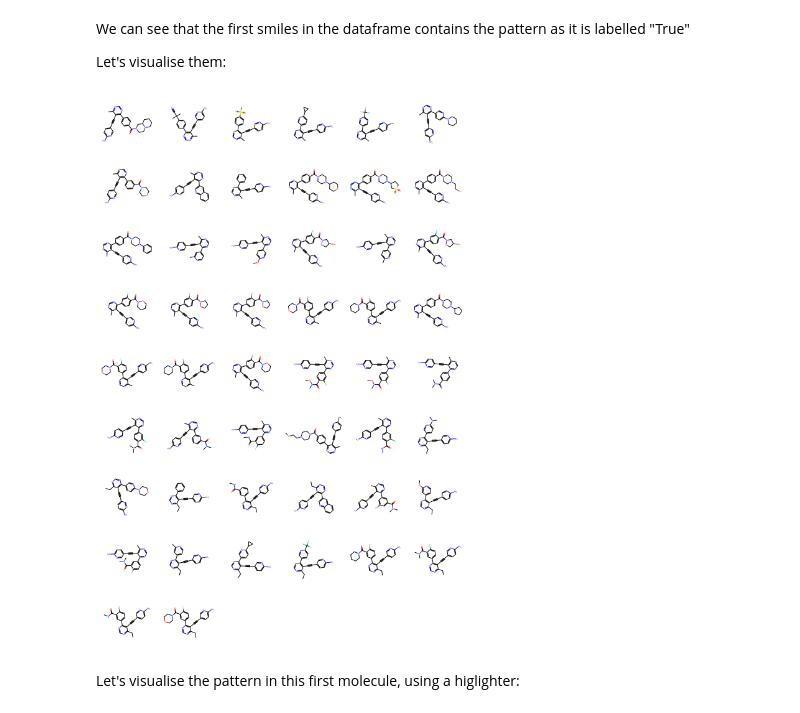
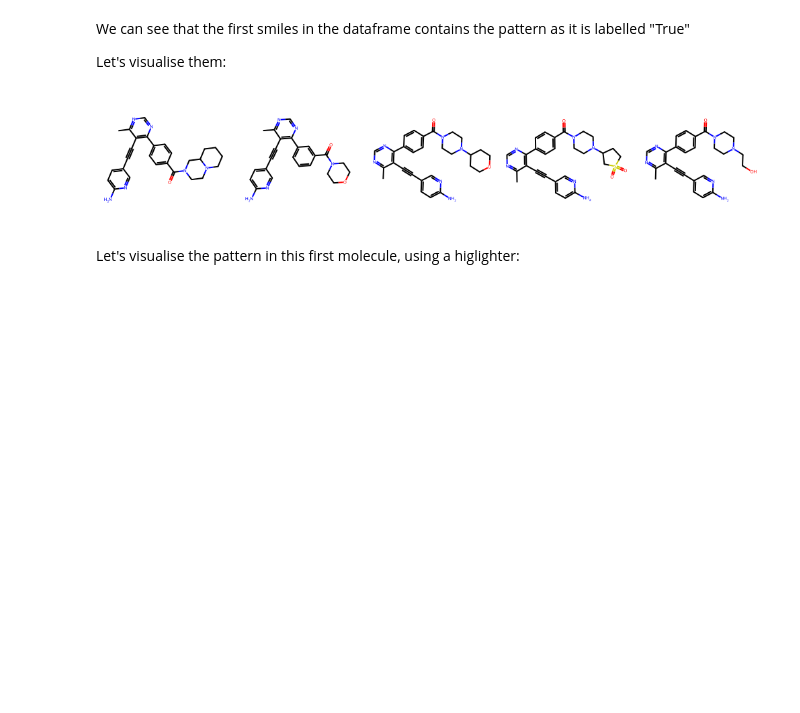
Before and after one commit to ganesh7shahane/useful_cheminformatics, a Jupyter notebook: 4_SubstructureMatching.ipynb, the cells around one changed output. Cells and saved outputs as stored; diff of their text form; code cells hidden in the pictures; blank space fills up the shorter version.

```diff
--- a/4_SubstructureMatching.ipynb
+++ b/4_SubstructureMatching.ipynb
@@ -57,11 +57,11 @@ Let's visualise them:
 # %%
 from rdkit.Chem import Draw
 
-pi3k_true = pi3k.loc[pi3k['sub_present?']=="True"]
+pi3k_true = pi3k.loc[pi3k['sub_present?']=="True"].head(5)
 
-Draw.MolsToGridImage(pi3k.mol, molsPerRow=6)
+Draw.MolsToGridImage(pi3k_true.mol, molsPerRow=5)
 # %% [output]
-[figure, old version]
+[figure, new version]
 # %% [markdown]
 Let's visualise the pattern in this first molecule, using a higlighter:
 # %%
```
